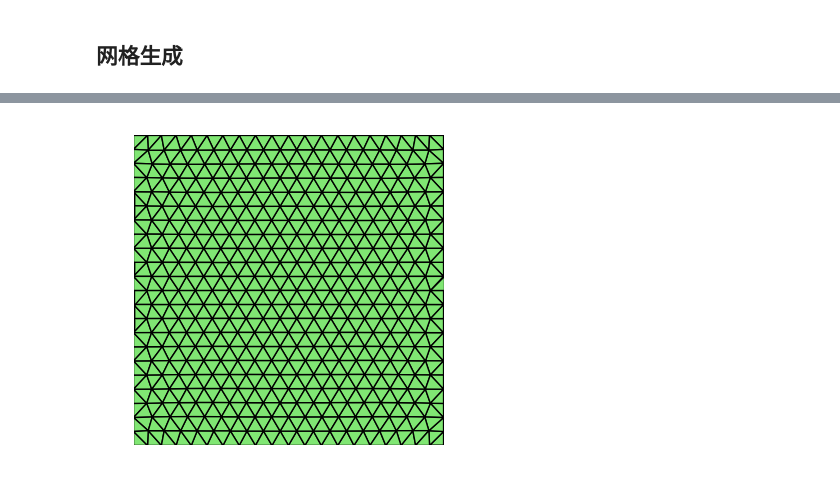
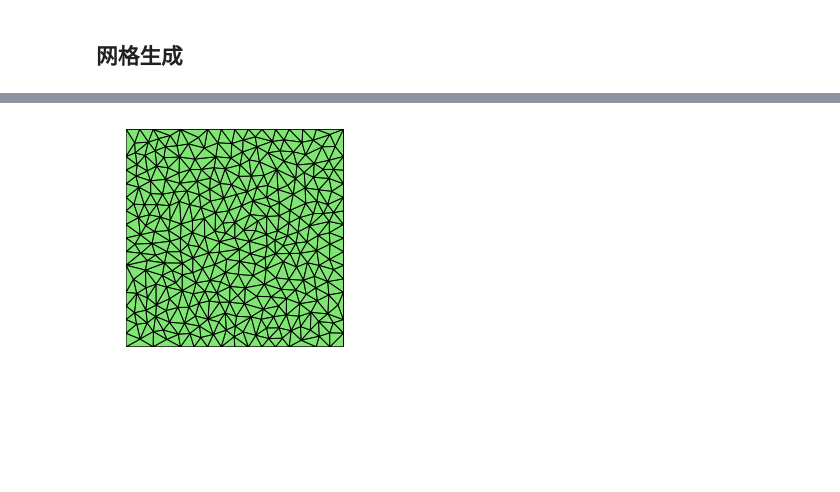
Before and after one commit to weihuayi/fealpy, a Jupyter notebook: doc/fealpybook/mesh.ipynb, the cells around one changed output, grey strips where cells are left out. Cells and saved outputs as stored; diff of their text form; code cells hidden in the pictures; blank space fills up the shorter version.

```diff
--- a/doc/fealpybook/mesh.ipynb
+++ b/doc/fealpybook/mesh.ipynb
@@ -67,12 +58,12 @@ plt.show()
 # %%
-from fealpy.mesh.simple_mesh_generator import unitsquaredomainmesh
-mesh = unitsquaredomainmesh(0.05, meshtype='tri')
+from fealpy.mesh.simple_mesh_generator import triangle
+mesh = triangle([0, 1, 0, 1], 0.05, meshtype='tri')
 fig = plt.figure()
 axes = fig.gca()
 mesh.add_plot(axes)
 plt.show()
 # %% [output]
-[figure, old version]
+[figure, new version]
 # %%
 from fealpy.mesh.simple_mesh_generator import unitcircledomainmesh
 mesh = unitcircledomainmesh(0.1, meshtype='polygon')
```
Also changed, not shown: parts of 15 cells of this notebook, 7 other files.
